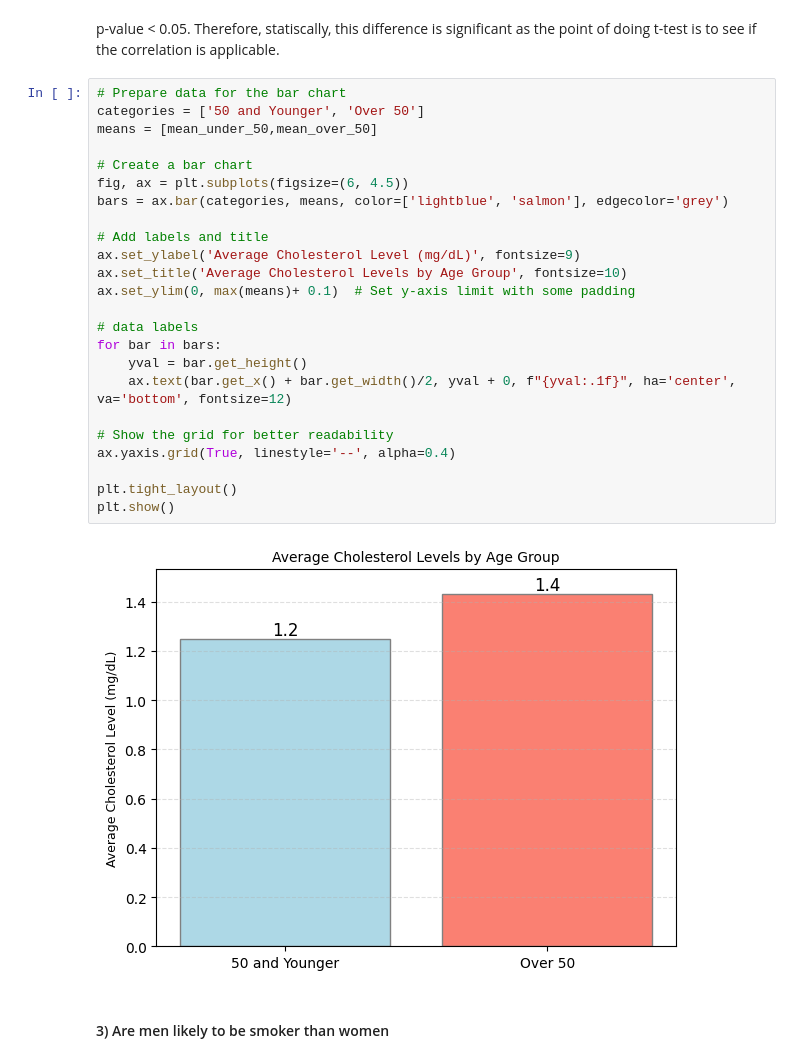
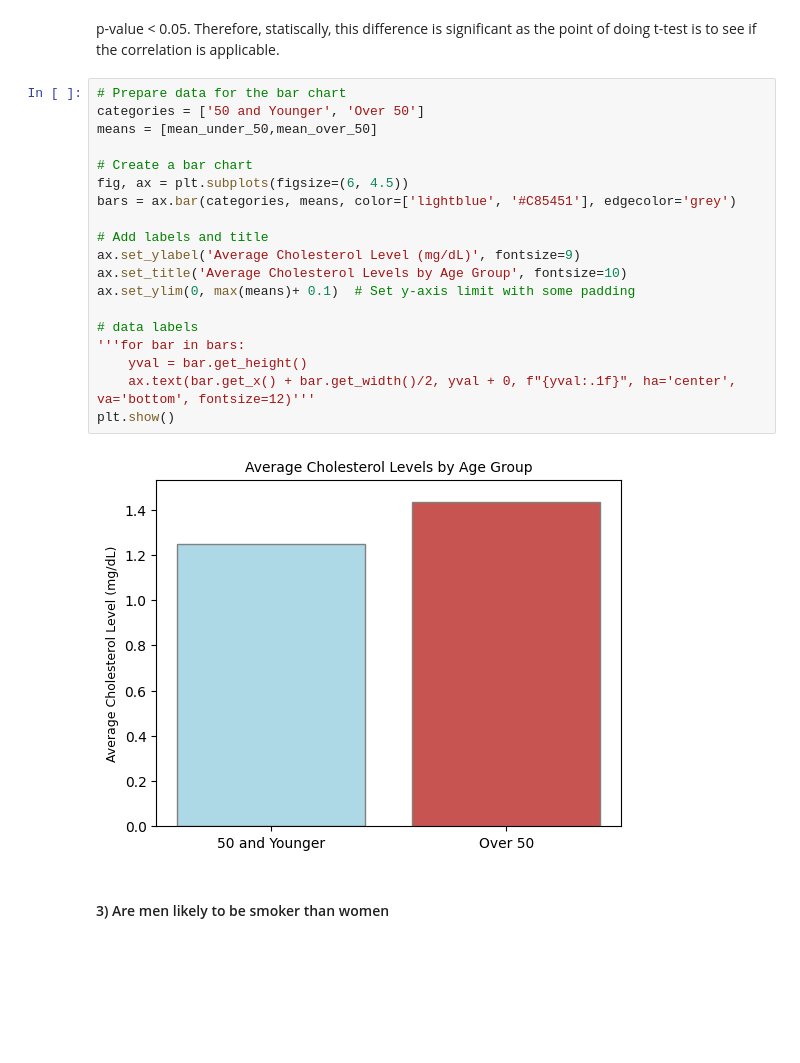
Before and after one commit to Echooed/cardio_cov, a Jupyter notebook: notebooks/cardio_cov_data_cleaning_new.ipynb, the cells around one changed output. Drawn from its saved outputs; the diff is of its cells as text; blank space fills up the shorter version.

```diff
--- a/notebooks/cardio_cov_data_cleaning_new.ipynb
+++ b/notebooks/cardio_cov_data_cleaning_new.ipynb
@@ -707,29 +707,24 @@ p-value < 0.05. Therefore, statiscally, this difference is significant as the po
 # %%
 # Prepare data for the bar chart
 categories = ['50 and Younger', 'Over 50']
 means = [mean_under_50,mean_over_50]
 
 # Create a bar chart
 fig, ax = plt.subplots(figsize=(6, 4.5))
-bars = ax.bar(categories, means, color=['lightblue', 'salmon'], edgecolor='grey')
+bars = ax.bar(categories, means, color=['lightblue', '#C85451'], edgecolor='grey')
 
 # Add labels and title
 ax.set_ylabel('Average Cholesterol Level (mg/dL)', fontsize=9)
 ax.set_title('Average Cholesterol Levels by Age Group', fontsize=10)
 ax.set_ylim(0, max(means)+ 0.1)  # Set y-axis limit with some padding
 
 # data labels
-for bar in bars:
+'''for bar in bars:
     yval = bar.get_height()
-    ax.text(bar.get_x() + bar.get_width()/2, yval + 0, f"{yval:.1f}", ha='center', va='bottom', fontsize=12)
-
-# Show the grid for better readability
-ax.yaxis.grid(True, linestyle='--', alpha=0.4)
-
-plt.tight_layout()
+    ax.text(bar.get_x() + bar.get_width()/2, yval + 0, f"{yval:.1f}", ha='center', va='bottom', fontsize=12)'''
 plt.show()
 # %% [output]
-[figure, old version]
+[figure, new version]
 # %% [markdown]
 #### 3) Are men likely to be smoker than women
 # %%
```
Also changed, not shown: parts of 11 cells of this notebook.
